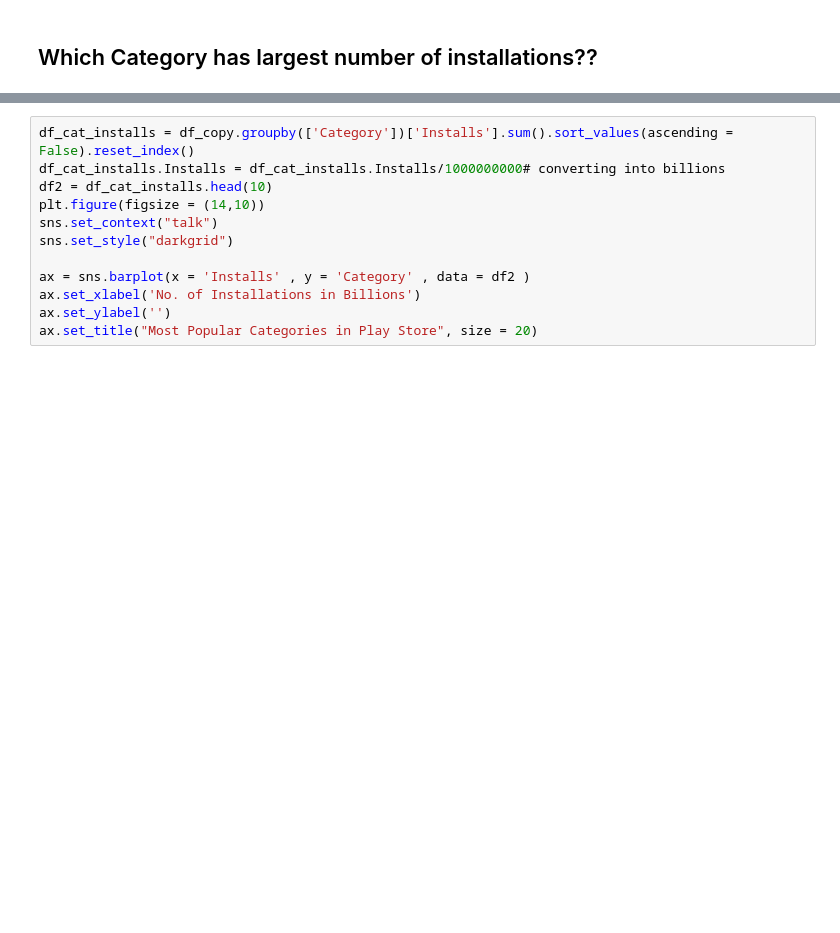
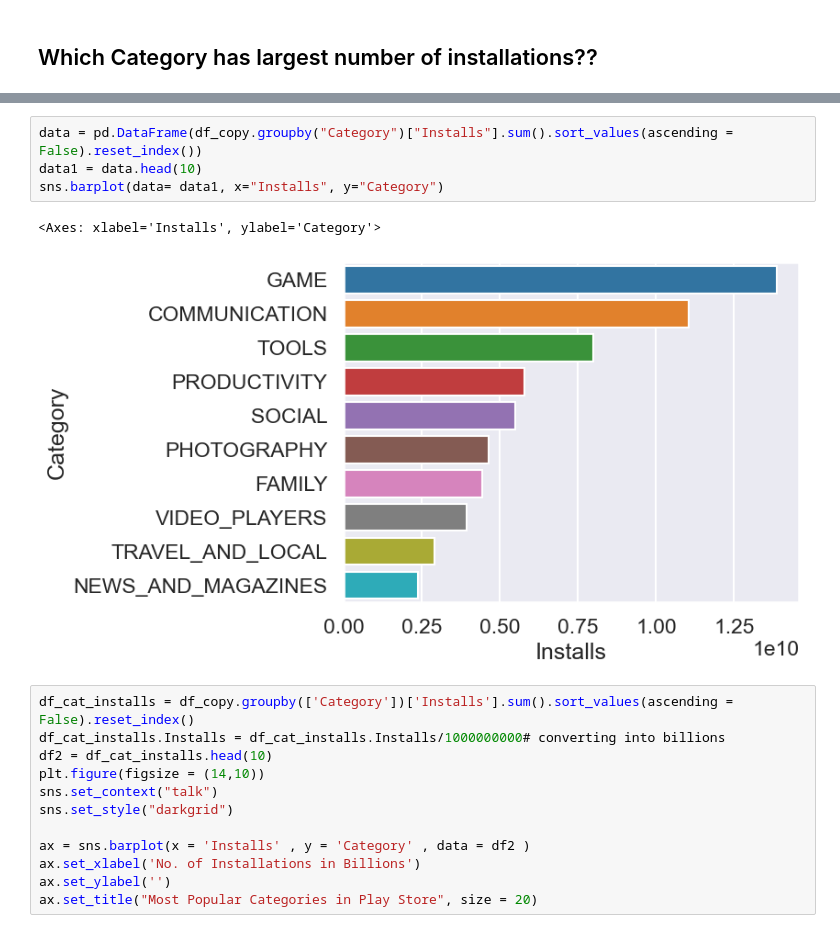
Before and after one commit to ShreyashSingh1/Python-DSM, a Jupyter notebook: Week14/EDA Google Playstore.ipynb, the cells around one changed output, grey strips where cells are left out. Drawn from its saved outputs; the diff is of its cells as text; blank space fills up the shorter version.

Commit message:
Add some insights in eda of Google play data set

```diff
--- a/Week14/EDA Google Playstore.ipynb
+++ b/Week14/EDA Google Playstore.ipynb
@@ -526,3 +532,10 @@ plt.show()
+# %%
+data = pd.DataFrame(df_copy.groupby("Category")["Installs"].sum().sort_values(ascending = False).reset_index())
+data1 = data.head(10)
+sns.barplot(data= data1, x="Installs", y="Category")
+# %% [output]
+<Axes: xlabel='Installs', ylabel='Category'>
+[figure, added]
 # %%
 df_cat_installs = df_copy.groupby(['Category'])['Installs'].sum().sort_values(ascending = False).reset_index()
 df_cat_installs.Installs = df_cat_installs.Installs/1000000000# converting into billions
```
Also changed, not shown: parts of 5 cells of this notebook.
